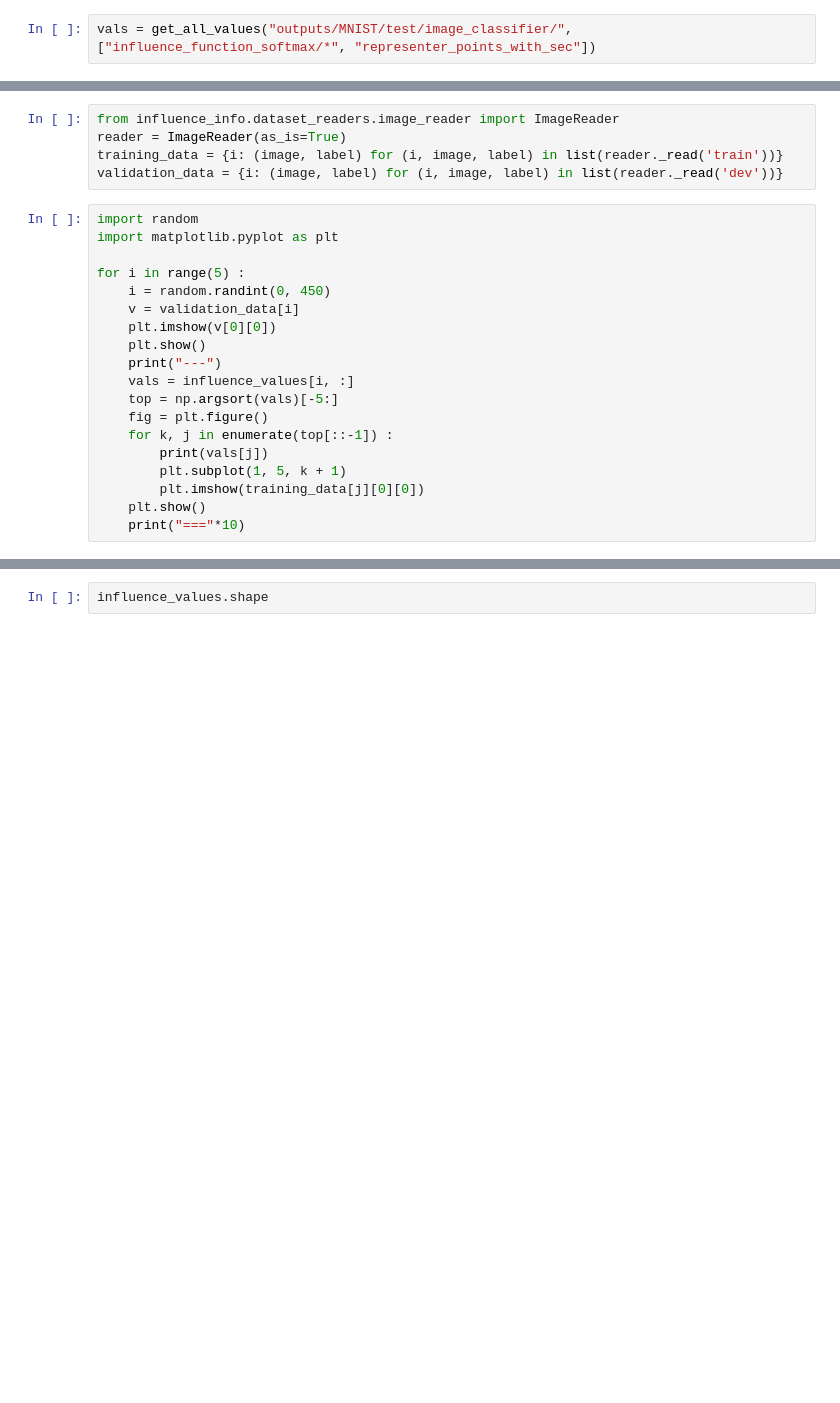
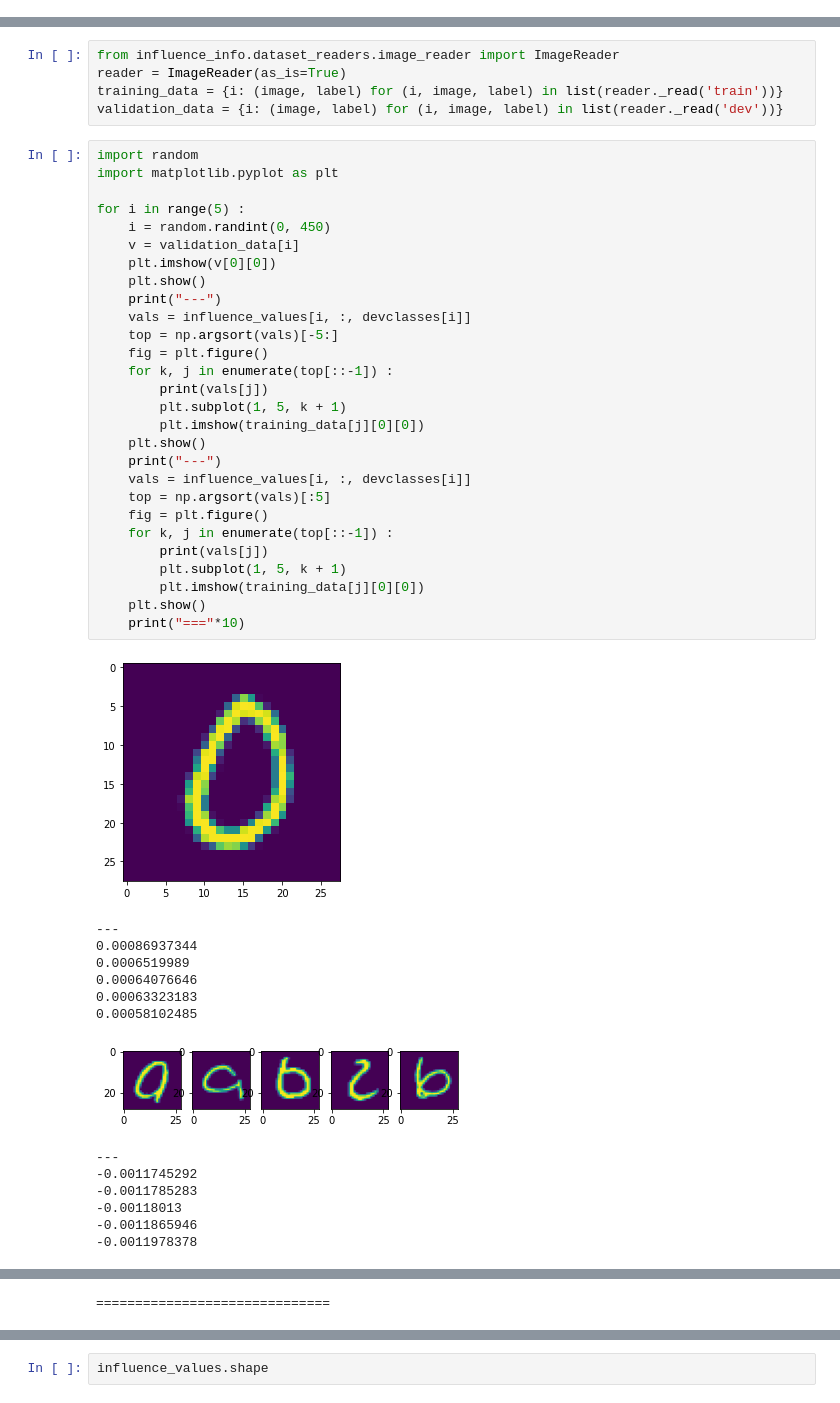
Before and after one commit to successar/instance_attributions_NLP, a Jupyter notebook: check_influence_mnist.ipynb, the cells around one changed output, grey strips where cells are left out. Cells and saved outputs as stored; diff of their text form; blank space fills up the shorter version.

Commit message:
Add MNIST examples

```diff
--- a/check_influence_mnist.ipynb
+++ b/check_influence_mnist.ipynb
@@ -6,2 +3,0 @@ from influence_info.influencers.experiments.pairwise_applicator import *
-# %%
-vals = get_all_values("outputs/MNIST/test/image_classifier/", ["influence_function_softmax/*", "representer_points_with_sec"])
@@ -53,19 +17,43 @@ validation_data = {i: (image, label) for (i, image, label) in list(reader._read(
 # %%
 import random
 import matplotlib.pyplot as plt
 
 for i in range(5) :
     i = random.randint(0, 450)
     v = validation_data[i]
     plt.imshow(v[0][0])
     plt.show()
     print("---")
-    vals = influence_values[i, :]
+    vals = influence_values[i, :, devclasses[i]]
     top = np.argsort(vals)[-5:]
     fig = plt.figure()
     for k, j in enumerate(top[::-1]) :
         print(vals[j])
         plt.subplot(1, 5, k + 1)
         plt.imshow(training_data[j][0][0])
     plt.show()
+    print("---")
+    vals = influence_values[i, :, devclasses[i]]
+    top = np.argsort(vals)[:5]
+    fig = plt.figure()
+    for k, j in enumerate(top[::-1]) :
+        print(vals[j])
+        plt.subplot(1, 5, k + 1)
+        plt.imshow(training_data[j][0][0])
+    plt.show()
     print("==="*10)
+# %% [output]
+[figure, added]
+---
+0.00086937344
+0.0006519989
+0.00064076646
+0.00063323183
+0.00058102485
+[figure, added]
+---
+-0.0011745292
+-0.0011785283
+-0.00118013
+-0.0011865946
+-0.0011978378
@@ -71,0 +61 @@ for i in range(5) :
+==============================
```
Also changed, not shown: parts of 12 cells of this notebook.
